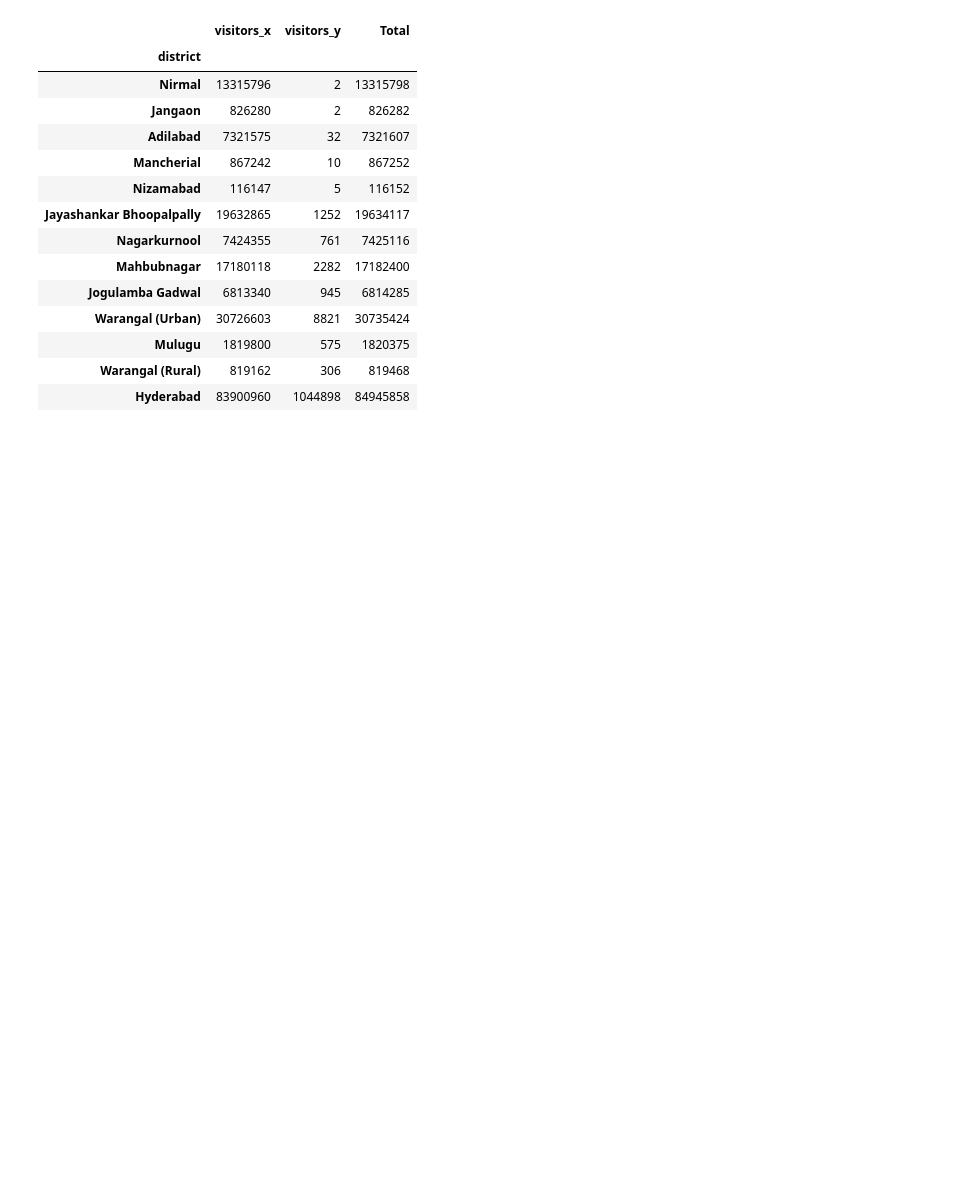
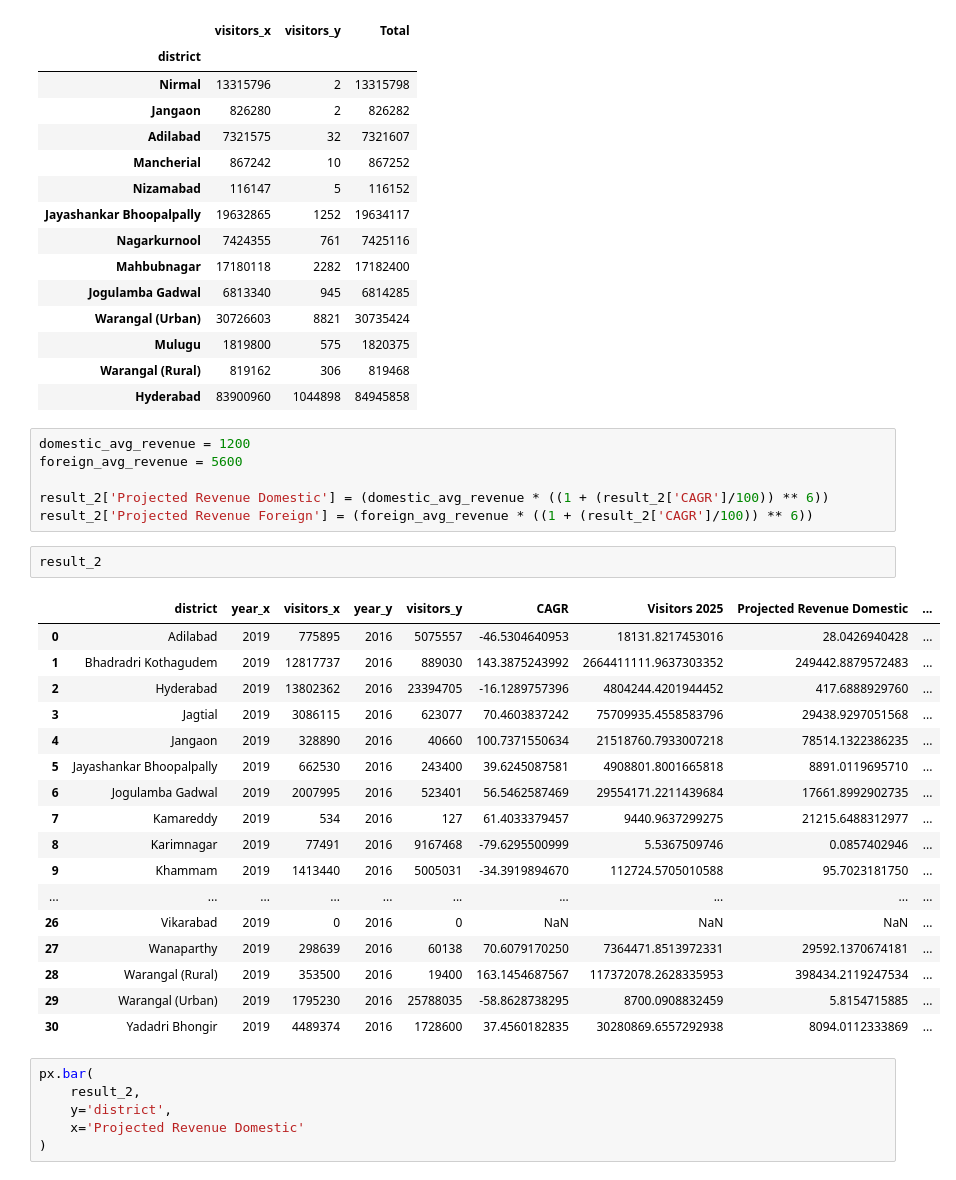
Before and after one commit to Ayomided/Telanagana-Tourism-Analysis, a Jupyter notebook: data_cleaning.ipynb, the cells around one changed output. Saved outputs shown, nothing was run; the diff lists cells and outputs as text; blank space fills up the shorter version.

Commit message:
added info about projected revenue

```diff
--- a/data_cleaning.ipynb
+++ b/data_cleaning.ipynb
@@ -774,3 +774,35 @@ tops
 | Mulugu | 1819800 | 575 | 1820375 |
 | Warangal (Rural) | 819162 | 306 | 819468 |
 | Hyderabad | 83900960 | 1044898 | 84945858 |
+# %%
+domestic_avg_revenue = 1200
+foreign_avg_revenue = 5600
+
+result_2['Projected Revenue Domestic'] = (domestic_avg_revenue * ((1 + (result_2['CAGR']/100)) ** 6))
+result_2['Projected Revenue Foreign'] = (foreign_avg_revenue * ((1 + (result_2['CAGR']/100)) ** 6))
+# %%
+result_2
+# %% [output]
+|  | district | year_x | visitors_x | year_y | visitors_y | CAGR | Visitors 2025 | Projected Revenue Domestic | ... |
+| 0 | Adilabad | 2019 | 775895 | 2016 | 5075557 | -46.5304640953 | 18131.8217453016 | 28.0426940428 | ... |
+| 1 | Bhadradri Kothagudem | 2019 | 12817737 | 2016 | 889030 | 143.3875243992 | 2664411111.9637303352 | 249442.8879572483 | ... |
+| 2 | Hyderabad | 2019 | 13802362 | 2016 | 23394705 | -16.1289757396 | 4804244.4201944452 | 417.6888929760 | ... |
+| 3 | Jagtial | 2019 | 3086115 | 2016 | 623077 | 70.4603837242 | 75709935.4558583796 | 29438.9297051568 | ... |
+| 4 | Jangaon | 2019 | 328890 | 2016 | 40660 | 100.7371550634 | 21518760.7933007218 | 78514.1322386235 | ... |
+| 5 | Jayashankar Bhoopalpally | 2019 | 662530 | 2016 | 243400 | 39.6245087581 | 4908801.8001665818 | 8891.0119695710 | ... |
+| 6 | Jogulamba Gadwal | 2019 | 2007995 | 2016 | 523401 | 56.5462587469 | 29554171.2211439684 | 17661.8992902735 | ... |
+| 7 | Kamareddy | 2019 | 534 | 2016 | 127 | 61.4033379457 | 9440.9637299275 | 21215.6488312977 | ... |
+| 8 | Karimnagar | 2019 | 77491 | 2016 | 9167468 | -79.6295500999 | 5.5367509746 | 0.0857402946 | ... |
+| 9 | Khammam | 2019 | 1413440 | 2016 | 5005031 | -34.3919894670 | 112724.5705010588 | 95.7023181750 | ... |
+| ... | ... | ... | ... | ... | ... | ... | ... | ... | ... |
+| 26 | Vikarabad | 2019 | 0 | 2016 | 0 | NaN | NaN | NaN | ... |
+| 27 | Wanaparthy | 2019 | 298639 | 2016 | 60138 | 70.6079170250 | 7364471.8513972331 | 29592.1370674181 | ... |
+| 28 | Warangal (Rural) | 2019 | 353500 | 2016 | 19400 | 163.1454687567 | 117372078.2628335953 | 398434.2119247534 | ... |
+| 29 | Warangal (Urban) | 2019 | 1795230 | 2016 | 25788035 | -58.8628738295 | 8700.0908832459 | 5.8154715885 | ... |
+| 30 | Yadadri Bhongir | 2019 | 4489374 | 2016 | 1728600 | 37.4560182835 | 30280869.6557292938 | 8094.0112333869 | ... |
+# %%
+px.bar(
+    result_2,
+    y='district',
+    x='Projected Revenue Domestic'
+)
```
Also changed, not shown: parts of 1 cell of this notebook.
